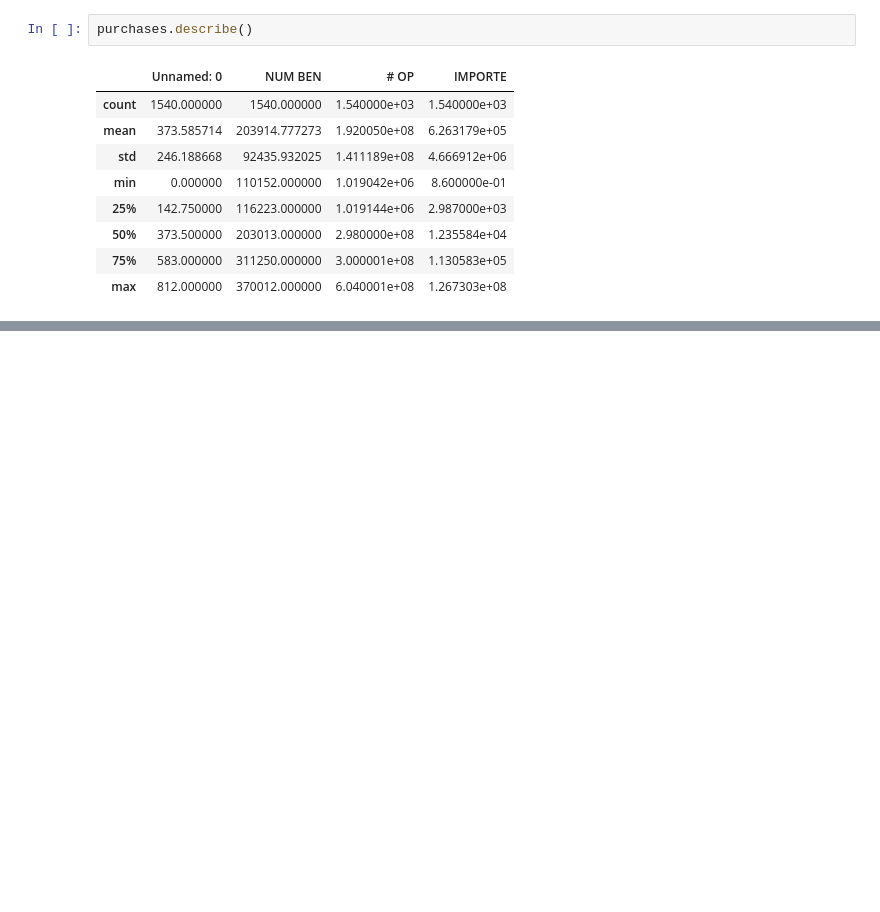
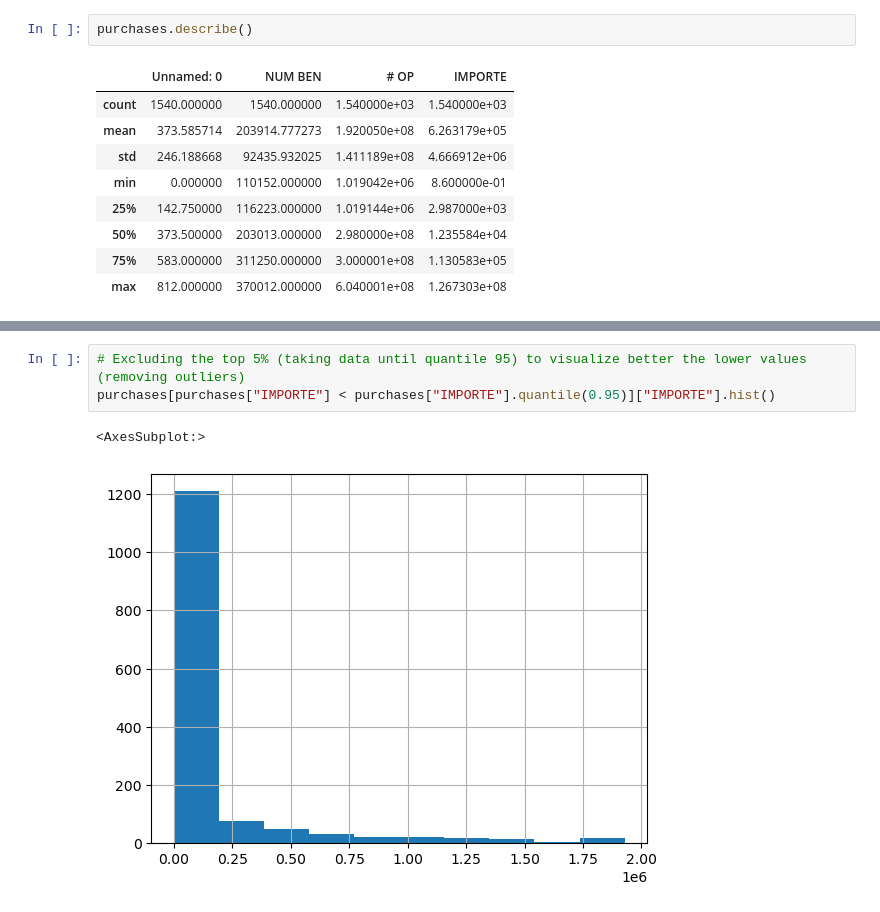
Before and after one commit to Alejolamilla/December_purchases_project, a Jupyter notebook: notebooks/02_exploration.ipynb, the cells around one changed output, grey strips where cells are left out. Drawn from its saved outputs; the diff is of its cells as text; blank space fills up the shorter version.

```diff
--- a/notebooks/02_exploration.ipynb
+++ b/notebooks/02_exploration.ipynb
@@ -36,0 +78,6 @@ purcha
+# %%
+# Excluding the top 5% (taking data until quantile 95) to visualize better the lower values (removing outliers)
+purchases[purchases["IMPORTE"] < purchases["IMPORTE"].quantile(0.95)]["IMPORTE"].hist()
+# %% [output]
+<AxesSubplot:>
+[figure, added]
```
Also changed, not shown: parts of 9 cells of this notebook, 3 other files.
